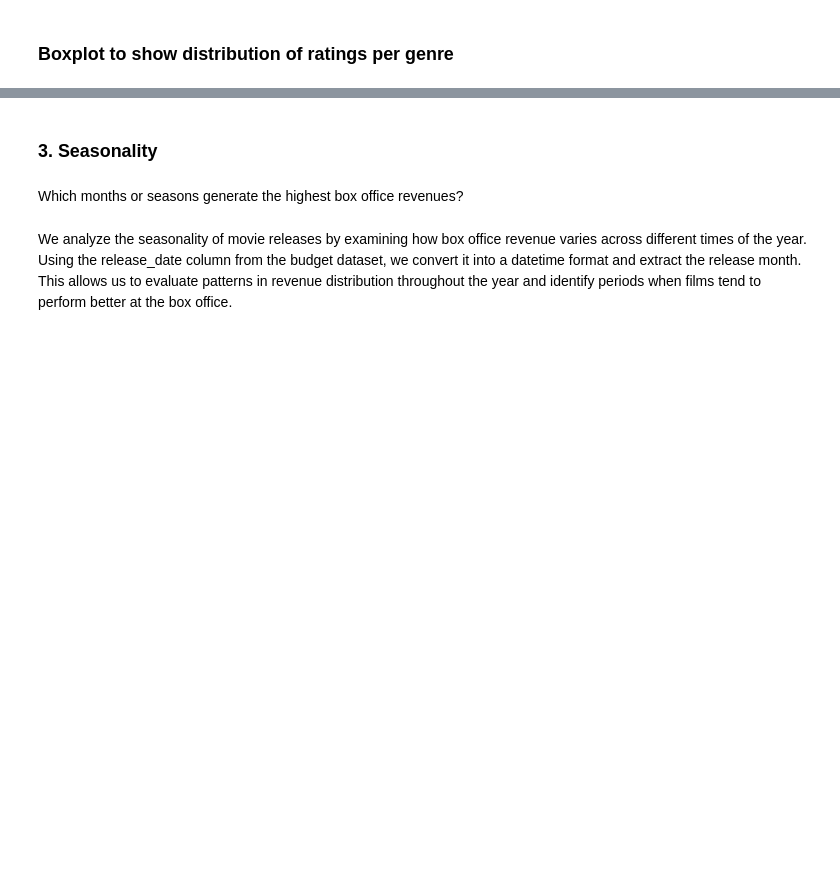
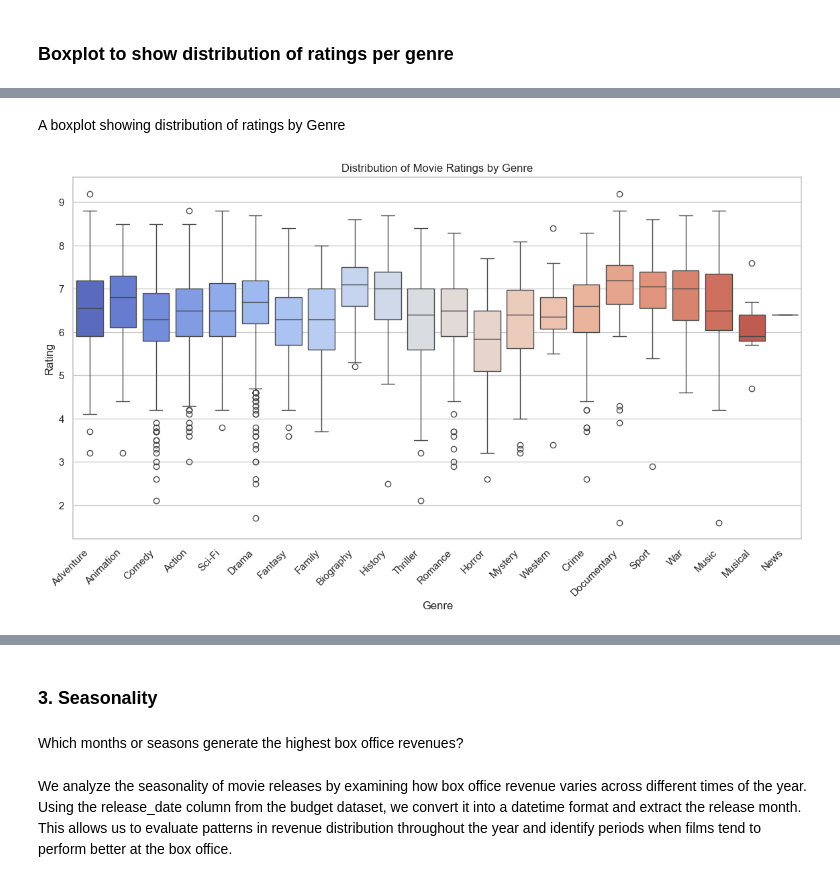
Before and after one commit to Esther-Margaret-Mwangi/Movie-studio-eda-analysis, a Jupyter notebook: movie.ipynb, the cells around one changed output, grey strips where cells are left out. Saved outputs shown, nothing was run; the diff lists cells and outputs as text; code cells hidden in the pictures; blank space fills up the shorter version.

```diff
--- a/movie.ipynb
+++ b/movie.ipynb
@@ -392 +413,21 @@ Passing `palette` without assigning `hue` is deprecated and will be removed in v
+# %% [markdown]
+A boxplot showing distribution of ratings by Genre
+# %%
+plt.figure(figsize=(14,7))
+sns.boxplot(
+    x='genres',
+    y='rating',
+    hue='genres',
+    data=movies_expanded,
+    palette='coolwarm',
+    dodge=False
+)
+plt.legend([],[], frameon=False)
+plt.xticks(rotation=45, ha='right')
+plt.title("Distribution of Movie Ratings by Genre")
+plt.xlabel("Genre")
+plt.ylabel("Rating")
+plt.show()
+# %% [output]
+[figure, added]
 # %% [markdown]
```
Also changed, not shown: parts of 28 cells of this notebook.
